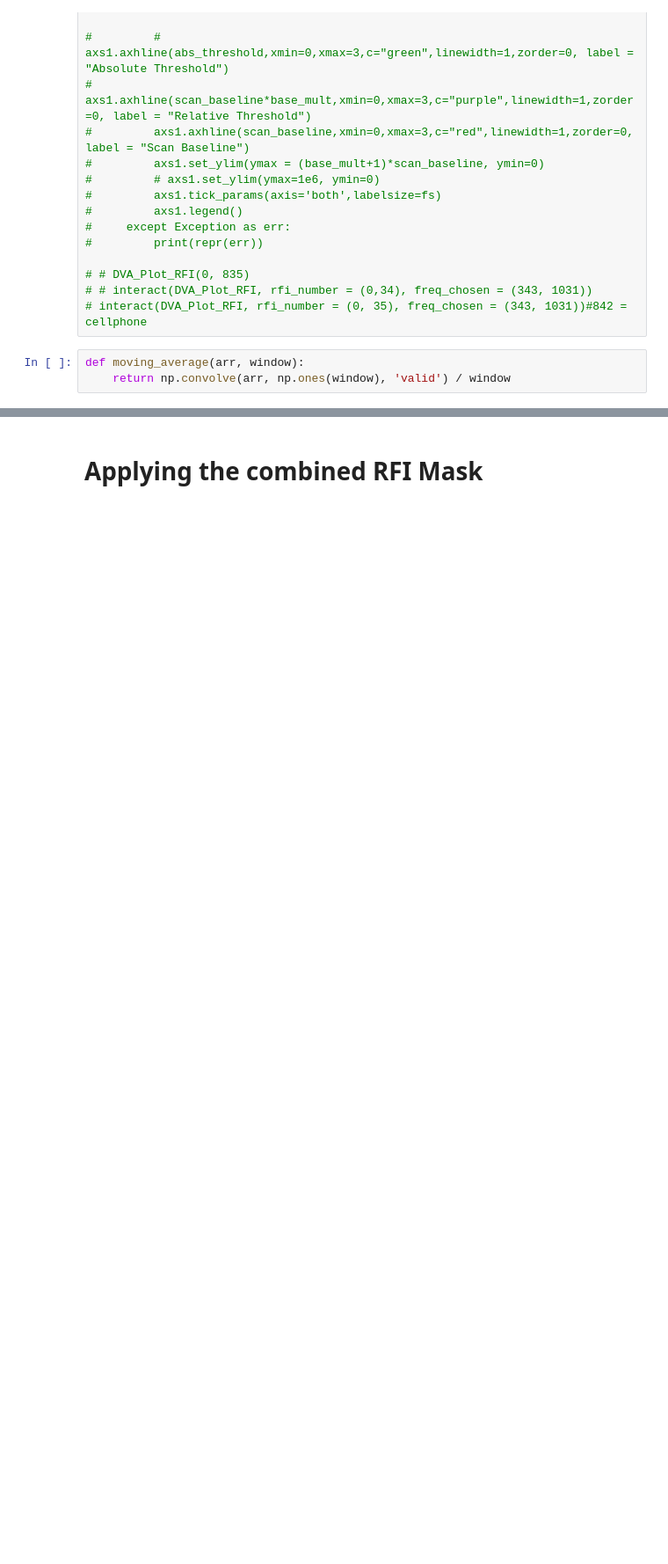
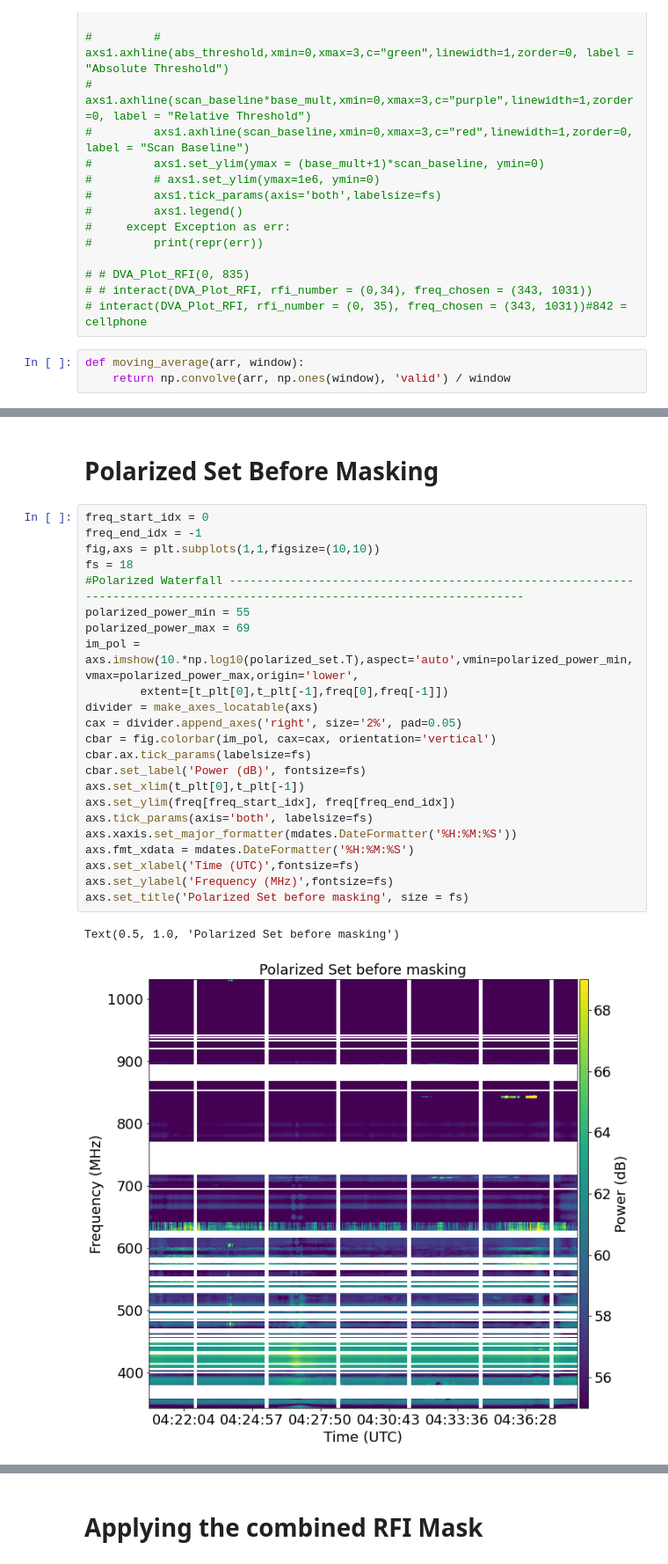
Before and after one commit to aordog/dva_pipeline, a Jupyter notebook: dva_rfi_excision_single_scan.ipynb, the cells around one changed output, grey strips where cells are left out. Shown at 88% size. Saved outputs shown, nothing was run; the diff lists cells and outputs as text; blank space fills up the shorter version.

```diff
--- a/dva_rfi_excision_single_scan.ipynb
+++ b/dva_rfi_excision_single_scan.ipynb
@@ -519,0 +539,28 @@ Text(0.5, 1.0, 'Combined RFI Mask')
+# %% [markdown]
+# Polarized Set Before Masking
+# %%
+freq_start_idx = 0
+freq_end_idx = -1
+fig,axs = plt.subplots(1,1,figsize=(10,10))
+fs = 18
+#Polarized Waterfall ---------------------------------------------------------------------------------------------------------------------------
+polarized_power_min = 55
+polarized_power_max = 69
+im_pol = axs.imshow(10.*np.log10(polarized_set.T),aspect='auto',vmin=polarized_power_min,vmax=polarized_power_max,origin='lower',
+        extent=[t_plt[0],t_plt[-1],freq[0],freq[-1]])
+divider = make_axes_locatable(axs)
+cax = divider.append_axes('right', size='2%', pad=0.05)
+cbar = fig.colorbar(im_pol, cax=cax, orientation='vertical')
+cbar.ax.tick_params(labelsize=fs)
+cbar.set_label('Power (dB)', fontsize=fs)
+axs.set_xlim(t_plt[0],t_plt[-1])
+axs.set_ylim(freq[freq_start_idx], freq[freq_end_idx])
+axs.tick_params(axis='both', labelsize=fs)
+axs.xaxis.set_major_formatter(mdates.DateFormatter('%H:%M:%S'))
+axs.fmt_xdata = mdates.DateFormatter('%H:%M:%S')
+axs.set_xlabel('Time (UTC)',fontsize=fs)
+axs.set_ylabel('Frequency (MHz)',fontsize=fs)
+axs.set_title('Polarized Set before masking', size = fs)
+# %% [output]
+Text(0.5, 1.0, 'Polarized Set before masking')
+[figure, added]
```
Also changed, not shown: parts of 22 cells of this notebook, 9 other files.
